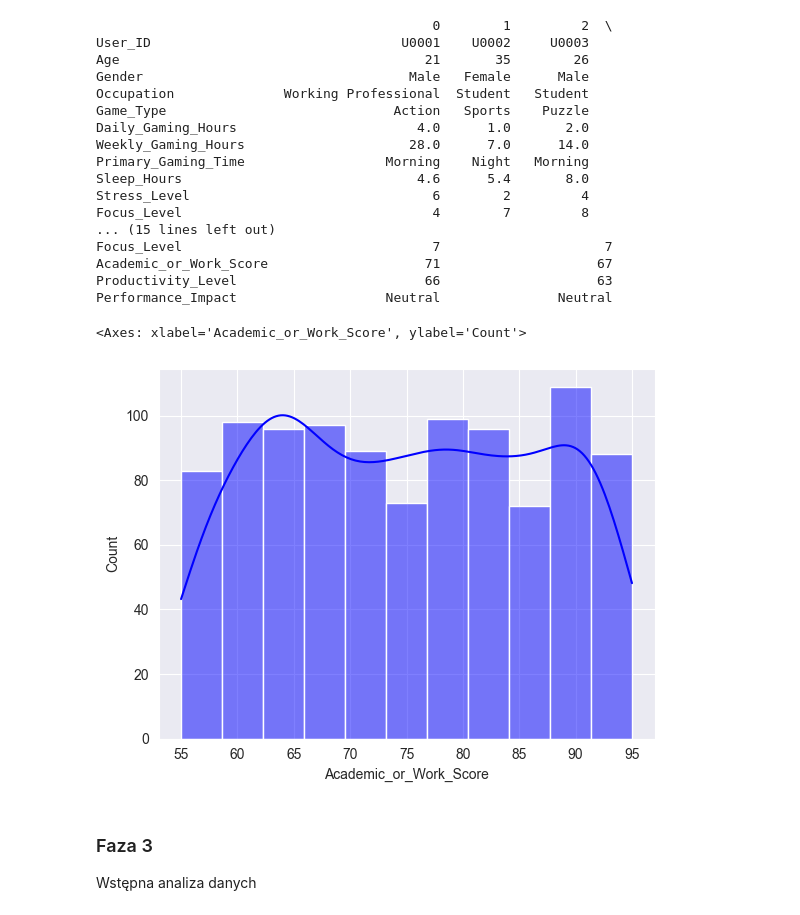
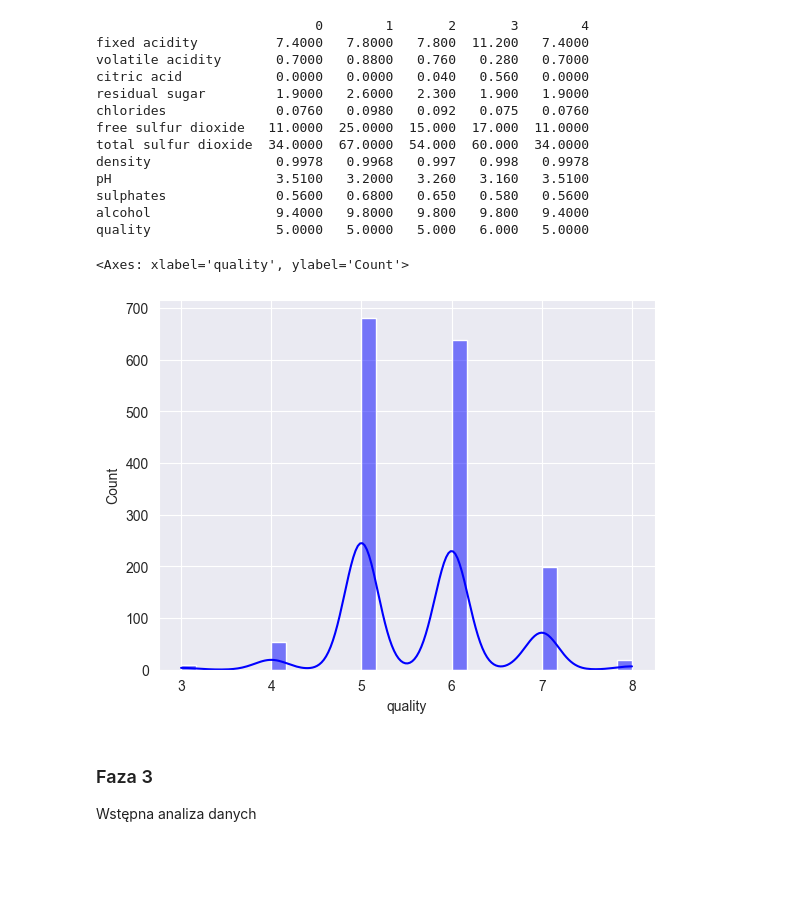
Before and after one commit to NewbieDuck/EWD_Projekt, a Jupyter notebook: notebooks/Faza_III.ipynb, the cells around one changed output. Drawn from its saved outputs; the diff is of its cells as text; code cells hidden in the pictures; blank space fills up the shorter version.

```diff
--- a/notebooks/Faza_III.ipynb
+++ b/notebooks/Faza_III.ipynb
@@ -8,29 +6,25 @@ from matplotlib.font_manager import font_scalings
 # %%
-df = pd.read_csv("../data/Gaming_Hours_vs_Performance_1000_Rows.csv")
+df = pd.read_csv("../data/winequality-red.csv")
 print(df.head().T)
 # %% [output]
-                                           0        1         2  \
-User_ID                                U0001    U0002     U0003
-Age                                       21       35        26
-Gender                                  Male   Female      Male
-Occupation              Working Professional  Student   Student
-Game_Type                             Action   Sports    Puzzle
-Daily_Gaming_Hours                       4.0      1.0       2.0
-Weekly_Gaming_Hours                     28.0      7.0      14.0
-Primary_Gaming_Time                  Morning    Night   Morning
-Sleep_Hours                              4.6      5.4       8.0
-Stress_Level                               6        2         4
-Focus_Level                                4        7         8
-... (15 lines left out)
-Focus_Level                                7                     7
-Academic_or_Work_Score                    71                    67
-Productivity_Level                        66                    63
-Performance_Impact                   Neutral               Neutral
+                            0        1       2       3        4
+fixed acidity          7.4000   7.8000   7.800  11.200   7.4000
+volatile acidity       0.7000   0.8800   0.760   0.280   0.7000
+citric acid            0.0000   0.0000   0.040   0.560   0.0000
+residual sugar         1.9000   2.6000   2.300   1.900   1.9000
+chlorides              0.0760   0.0980   0.092   0.075   0.0760
+free sulfur dioxide   11.0000  25.0000  15.000  17.000  11.0000
+total sulfur dioxide  34.0000  67.0000  54.000  60.000  34.0000
+density                0.9978   0.9968   0.997   0.998   0.9978
+pH                     3.5100   3.2000   3.260   3.160   3.5100
+sulphates              0.5600   0.6800   0.650   0.580   0.5600
+alcohol                9.4000   9.8000   9.800   9.800   9.4000
+quality                5.0000   5.0000   5.000   6.000   5.0000
 # %%
-sn.histplot(df['Academic_or_Work_Score'], color='blue', kde=True, )
+sn.histplot(df['quality'], color='blue', kde=True, )
 # %% [output]
-<Axes: xlabel='Academic_or_Work_Score', ylabel='Count'>
+<Axes: xlabel='quality', ylabel='Count'>
-[figure, old version]
+[figure, new version]
 # %% [markdown]
 ### Faza 3
 
```
Also changed, not shown: parts of 17 cells of this notebook, 1 other file.
